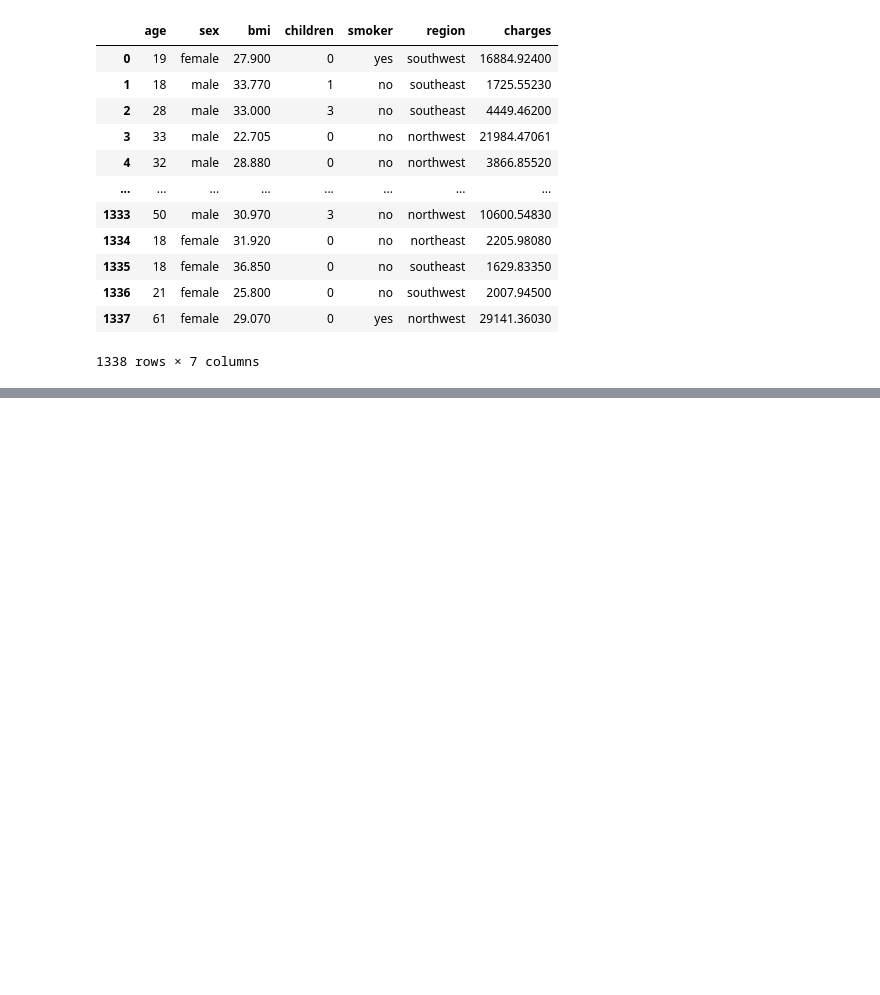
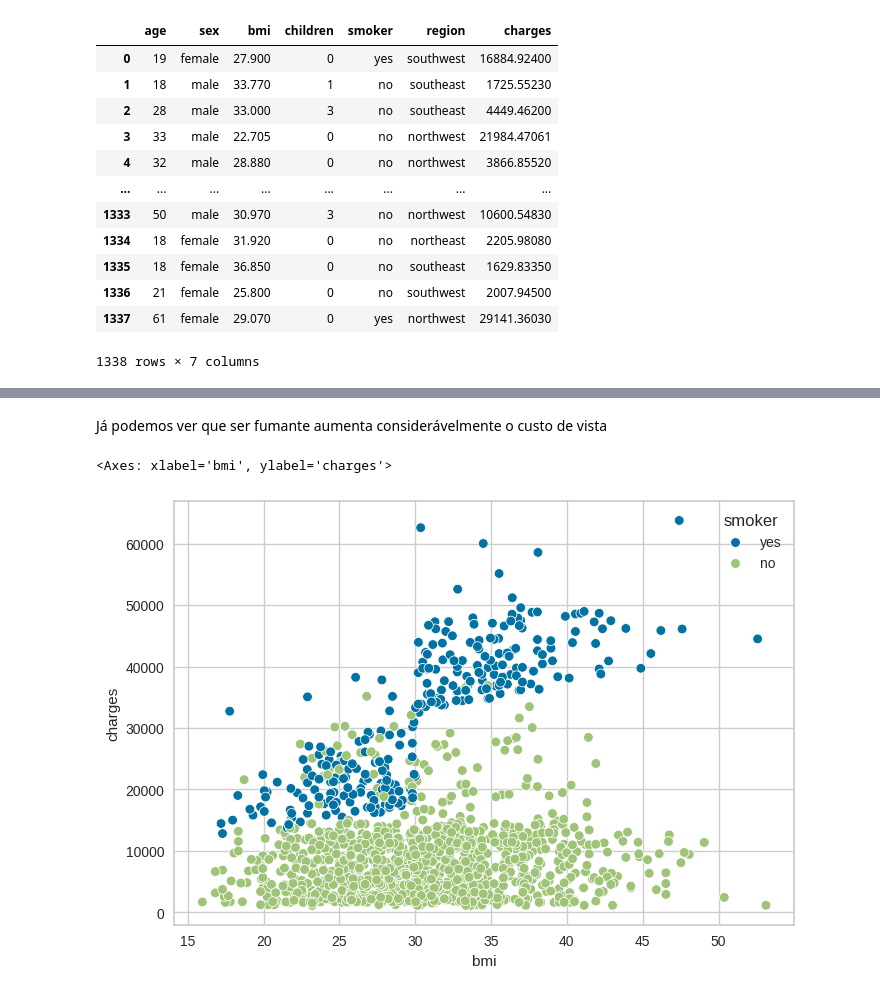
Before and after one commit to GTBelini22/Estudo_Ciencia_de_dados, a Jupyter notebook: Deploy/Pipeline/Inserindo_Produção_insurance.ipynb, the cells around one changed output, grey strips where cells are left out. Cells and saved outputs as stored; diff of their text form; code cells hidden in the pictures; blank space fills up the shorter version.

```diff
--- a/Deploy/Pipeline/Inserindo_Produção_insurance.ipynb
+++ b/Deploy/Pipeline/Inserindo_Produção_insurance.ipynb
@@ -58,0 +93,7 @@ df
+# %% [markdown]
+Já podemos ver que ser fumante aumenta considerávelmente o custo de vista
+# %%
+sns.scatterplot(x='bmi', y='charges', data=df, hue='smoker')
+# %% [output]
+<Axes: xlabel='bmi', ylabel='charges'>
+[figure, added]
```
Also changed, not shown: parts of 7 cells of this notebook.
